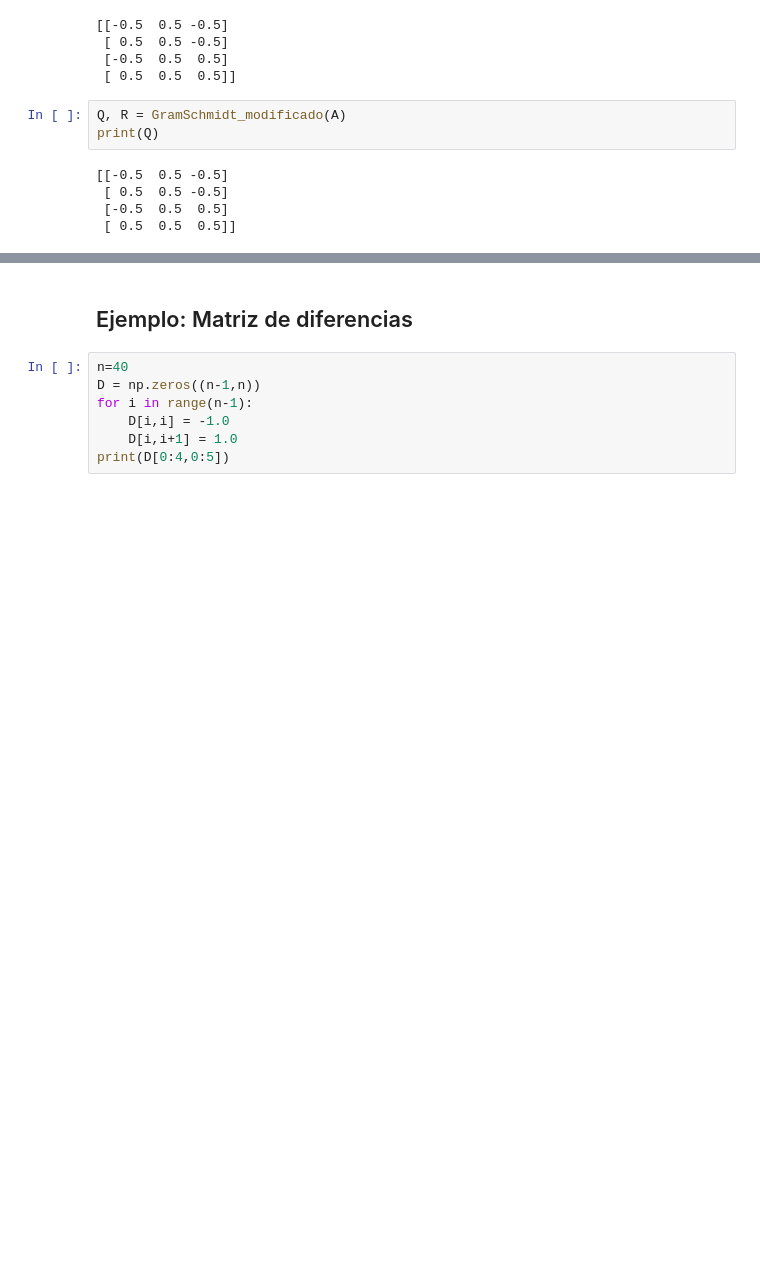
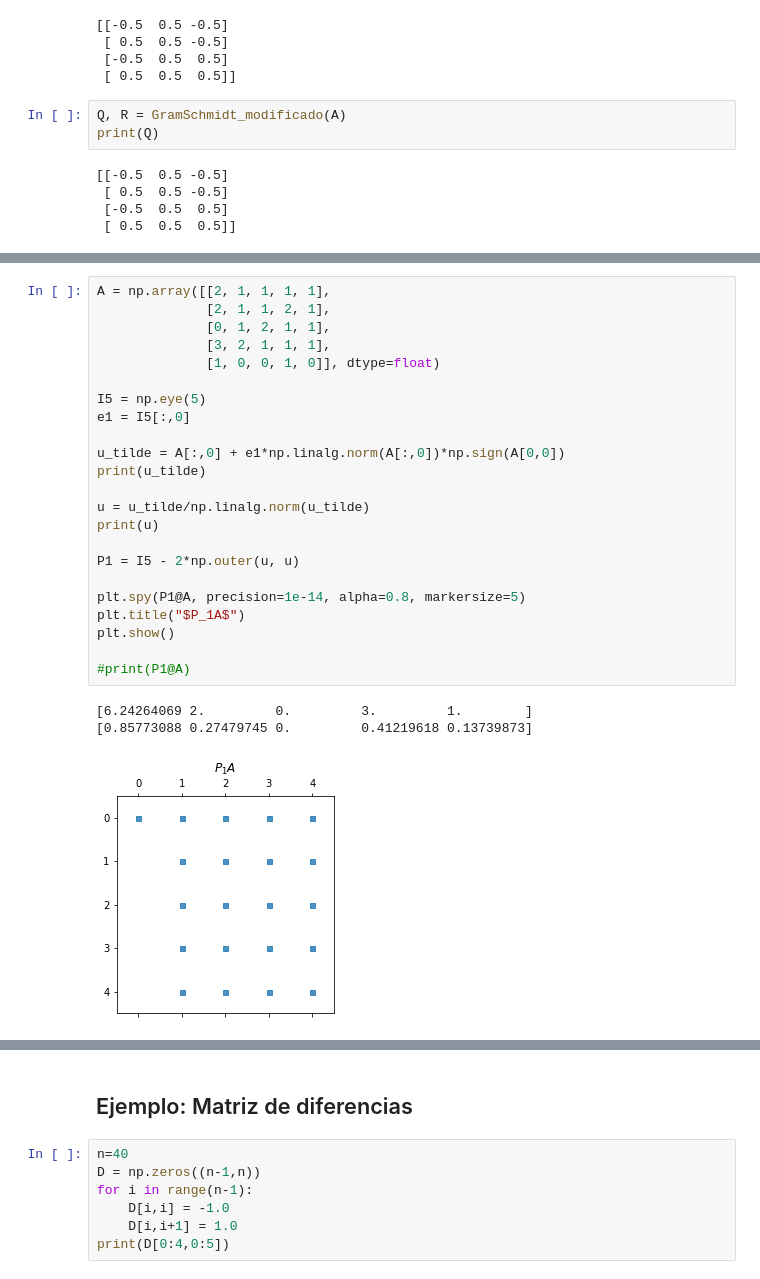
Before and after one commit to ManuelSanchezUribe/IMT3850, a Jupyter notebook: Jupyter notebooks/Algebra Linear 2.ipynb, the cells around one changed output, grey strips where cells are left out. Saved outputs shown, nothing was run; the diff lists cells and outputs as text; blank space fills up the shorter version.

```diff
--- a/Jupyter notebooks/Algebra Linear 2.ipynb
+++ b/Jupyter notebooks/Algebra Linear 2.ipynb
@@ -126,0 +200,27 @@ print(Q)
+# %%
+A = np.array([[2, 1, 1, 1, 1],
+              [2, 1, 1, 2, 1],
+              [0, 1, 2, 1, 1],
+              [3, 2, 1, 1, 1],
+              [1, 0, 0, 1, 0]], dtype=float)
+
+I5 = np.eye(5)
+e1 = I5[:,0]
+
+u_tilde = A[:,0] + e1*np.linalg.norm(A[:,0])*np.sign(A[0,0])
+print(u_tilde)
+
+u = u_tilde/np.linalg.norm(u_tilde)
+print(u)
+
+P1 = I5 - 2*np.outer(u, u)
+
+plt.spy(P1@A, precision=1e-14, alpha=0.8, markersize=5)
+plt.title("$P_1A$")
+plt.show()
+
+#print(P1@A)
+# %% [output]
+[6.24264069 2.         0.         3.         1.        ]
+[0.85773088 0.27479745 0.         0.41219618 0.13739873]
+[figure, added]
```
Also changed, not shown: parts of 15 cells of this notebook, 1 other file.
